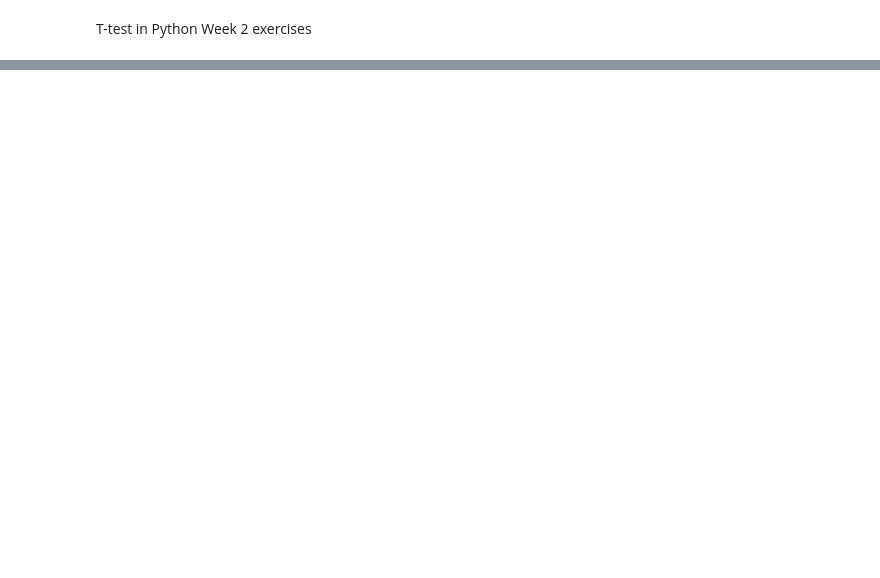
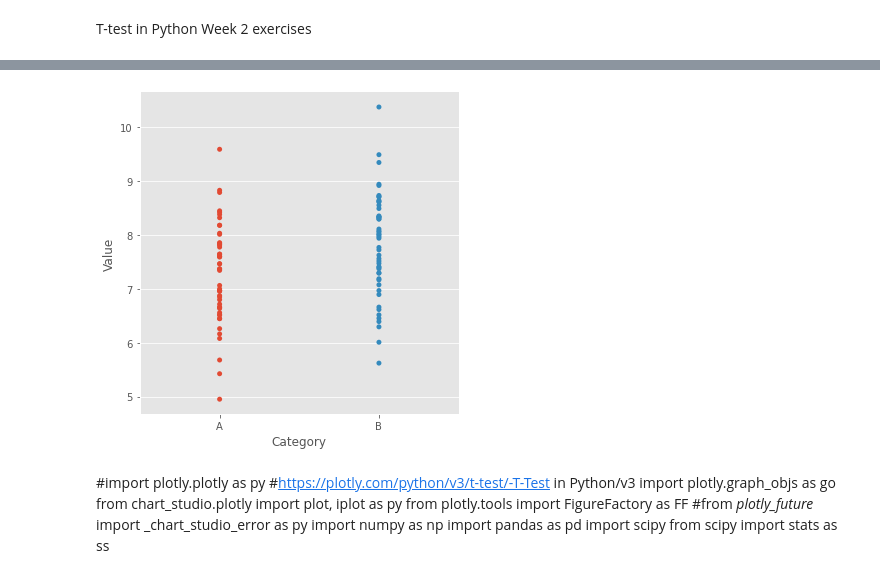
Before and after one commit to katel85/Machine-Learning-and-Statistics, a Jupyter notebook: Practical/T-tests Python .ipynb, the cells around one changed output, grey strips where cells are left out. Drawn from its saved outputs; the diff is of its cells as text; code cells hidden in the pictures; blank space fills up the shorter version.

```diff
--- a/Practical/T-tests Python .ipynb
+++ b/Practical/T-tests Python .ipynb
@@ -90,0 +107,21 @@ Chi-Squared - compares categorical variables.
+# %%
+# Getting started with constructing and carrying out t-tests using python langauge and scipy.
+# create a dataset to use for the t-tests.
+
+#parameters for two different populations. These will be the mean and the standard deviation.
+
+meana,stda,meanb,stdb = 7.0,0.9,8.0,1.1
+
+# sample size
+
+N=50
+
+#create two lists of numbers based on bell-shaped probability curves using the numpy random module inported above
+a= np.random.normal( loc= meana, scale = stda, size = N)
+b = np.random.normal( loc= meanb, scale = stdb, size = N)
+
+#create datafram using both populations
+df = pd.DataFrame({'Category': ['A'] * len(a) + ['B'] * len(b), 'Value': np.hstack([a,b])})
+
+#look at the dataframe
+df
@@ -90,0 +142,16 @@ Chi-Squared - compares categorical variables.
+# %%
+# One type of plot available in seaborn.
+sns.catplot(x='Category', y='Value', jitter=False, data=df);
+# %% [output]
+[figure, added]
+# %% [markdown]
+#import plotly.plotly as py
+#https://plotly.com/python/v3/t-test/-T-Test in Python/v3
+import plotly.graph_objs as go
+from chart_studio.plotly import plot, iplot as py
+from plotly.tools import FigureFactory as FF
+#from _plotly_future_ import _chart_studio_error as py
+import numpy as np
+import pandas as pd
+import scipy
+from scipy import stats as ss
```
Also changed, not shown: parts of 15 cells of this notebook.
